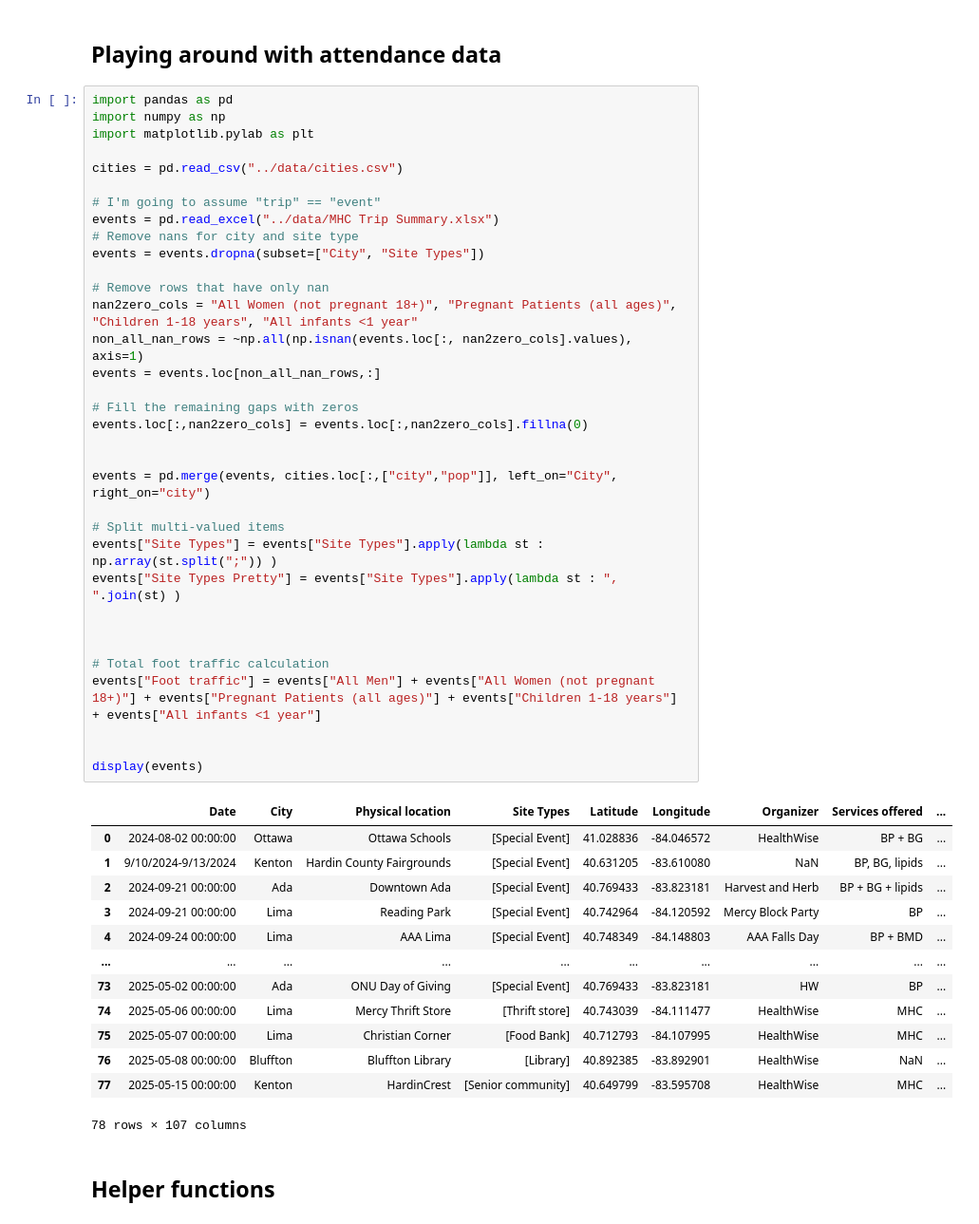
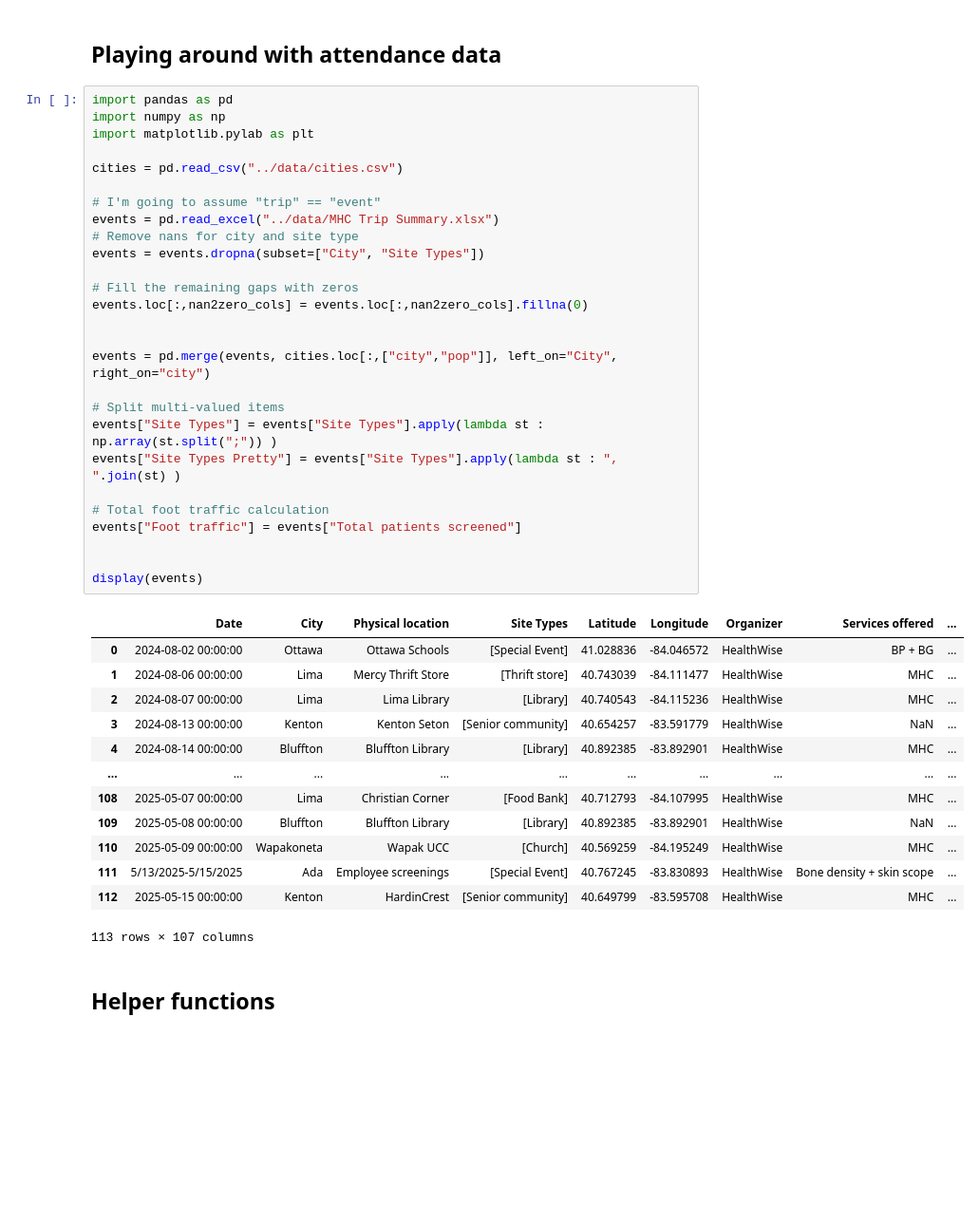
Before and after one commit to Human-Centered-Optimization-Lab/clinicOpt, a Jupyter notebook: tools/attendancePlaygorund.ipynb, the cells around one changed output. Shown: that part at 95% size. Drawn from its saved outputs; the diff is of its cells as text; blank space fills up the shorter version.

```diff
--- a/tools/attendancePlaygorund.ipynb
+++ b/tools/attendancePlaygorund.ipynb
@@ -3,51 +3,44 @@
 # %%
 import pandas as pd
 import numpy as np
 import matplotlib.pylab as plt
 
 cities = pd.read_csv("../data/cities.csv")
 
 # I'm going to assume "trip" == "event"
 events = pd.read_excel("../data/MHC Trip Summary.xlsx")
 # Remove nans for city and site type
 events = events.dropna(subset=["City", "Site Types"])
 
-# Remove rows that have only nan
-nan2zero_cols = "All Women (not pregnant 18+)", "Pregnant Patients (all ages)", "Children 1-18 years", "All infants <1 year"
-non_all_nan_rows = ~np.all(np.isnan(events.loc[:, nan2zero_cols].values), axis=1)
-events = events.loc[non_all_nan_rows,:]
-
 # Fill the remaining gaps with zeros
 events.loc[:,nan2zero_cols] = events.loc[:,nan2zero_cols].fillna(0)
 
 
 events = pd.merge(events, cities.loc[:,["city","pop"]], left_on="City", right_on="city")
 
 # Split multi-valued items
 events["Site Types"] = events["Site Types"].apply(lambda st : np.array(st.split(";")) )
 events["Site Types Pretty"] = events["Site Types"].apply(lambda st : ", ".join(st) )
 
-
-
 # Total foot traffic calculation
-events["Foot traffic"] = events["All Men"] + events["All Women (not pregnant 18+)"] + events["Pregnant Patients (all ages)"] + events["Children 1-18 years"] + events["All infants <1 year"]
+events["Foot traffic"] = events["Total patients screened"]
 
 
 display(events)
 # %% [output]
 |  | Date | City | Physical location | Site Types | Latitude | Longitude | Organizer | Services offered | ... |
 | 0 | 2024-08-02 00:00:00 | Ottawa | Ottawa Schools | [Special Event] | 41.028836 | -84.046572 | HealthWise | BP + BG | ... |
-| 1 | 9/10/2024-9/13/2024 | Kenton | Hardin County Fairgrounds | [Special Event] | 40.631205 | -83.610080 | NaN | BP, BG, lipids | ... |
-| 2 | 2024-09-21 00:00:00 | Ada | Downtown Ada | [Special Event] | 40.769433 | -83.823181 | Harvest and Herb | BP + BG + lipids | ... |
-| 3 | 2024-09-21 00:00:00 | Lima | Reading Park | [Special Event] | 40.742964 | -84.120592 | Mercy Block Party | BP | ... |
-| 4 | 2024-09-24 00:00:00 | Lima | AAA Lima | [Special Event] | 40.748349 | -84.148803 | AAA Falls Day | BP + BMD | ... |
+| 1 | 2024-08-06 00:00:00 | Lima | Mercy Thrift Store | [Thrift store] | 40.743039 | -84.111477 | HealthWise | MHC | ... |
+| 2 | 2024-08-07 00:00:00 | Lima | Lima Library | [Library] | 40.740543 | -84.115236 | HealthWise | MHC | ... |
+| 3 | 2024-08-13 00:00:00 | Kenton | Kenton Seton | [Senior community] | 40.654257 | -83.591779 | HealthWise | NaN | ... |
+| 4 | 2024-08-14 00:00:00 | Bluffton | Bluffton Library | [Library] | 40.892385 | -83.892901 | HealthWise | MHC | ... |
 | ... | ... | ... | ... | ... | ... | ... | ... | ... | ... |
-| 73 | 2025-05-02 00:00:00 | Ada | ONU Day of Giving | [Special Event] | 40.769433 | -83.823181 | HW | BP | ... |
-| 74 | 2025-05-06 00:00:00 | Lima | Mercy Thrift Store | [Thrift store] | 40.743039 | -84.111477 | HealthWise | MHC | ... |
-| 75 | 2025-05-07 00:00:00 | Lima | Christian Corner | [Food Bank] | 40.712793 | -84.107995 | HealthWise | MHC | ... |
-| 76 | 2025-05-08 00:00:00 | Bluffton | Bluffton Library | [Library] | 40.892385 | -83.892901 | HealthWise | NaN | ... |
-| 77 | 2025-05-15 00:00:00 | Kenton | HardinCrest | [Senior community] | 40.649799 | -83.595708 | HealthWise | MHC | ... |
+| 108 | 2025-05-07 00:00:00 | Lima | Christian Corner | [Food Bank] | 40.712793 | -84.107995 | HealthWise | MHC | ... |
+| 109 | 2025-05-08 00:00:00 | Bluffton | Bluffton Library | [Library] | 40.892385 | -83.892901 | HealthWise | NaN | ... |
+| 110 | 2025-05-09 00:00:00 | Wapakoneta | Wapak UCC | [Church] | 40.569259 | -84.195249 | HealthWise | MHC | ... |
+| 111 | 5/13/2025-5/15/2025 | Ada | Employee screenings | [Special Event] | 40.767245 | -83.830893 | HealthWise | Bone density + skin scope | ... |
+| 112 | 2025-05-15 00:00:00 | Kenton | HardinCrest | [Senior community] | 40.649799 | -83.595708 | HealthWise | MHC | ... |
-78 rows × 107 columns
+113 rows × 107 columns
 # %% [markdown]
 ## Helper functions
 # %%
```
Also changed, not shown: parts of 6 cells of this notebook.
